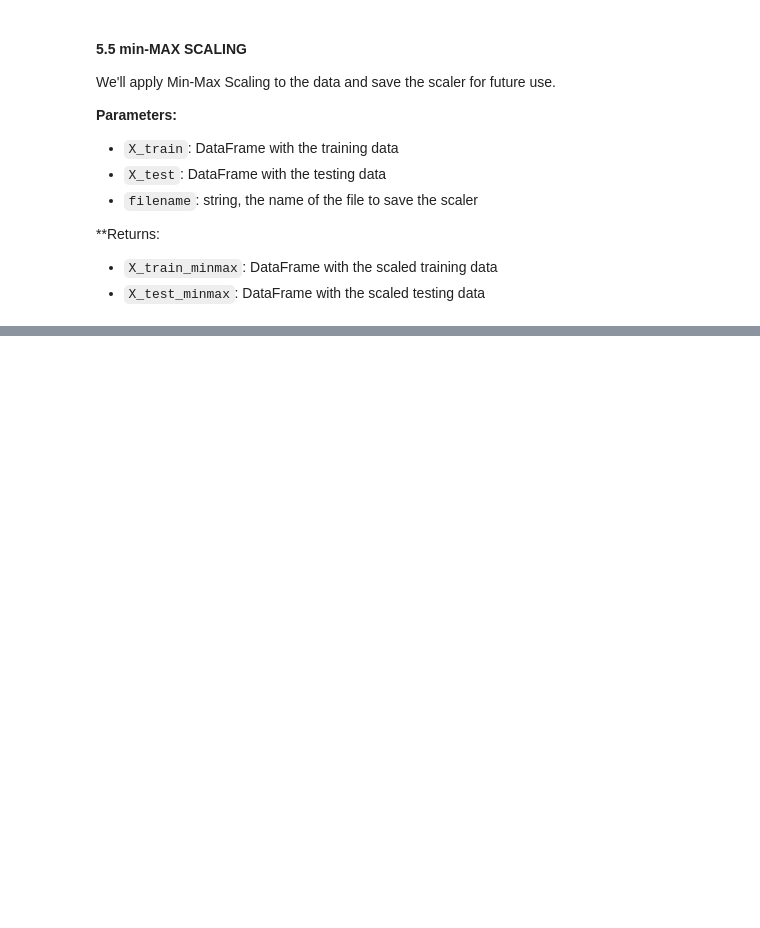
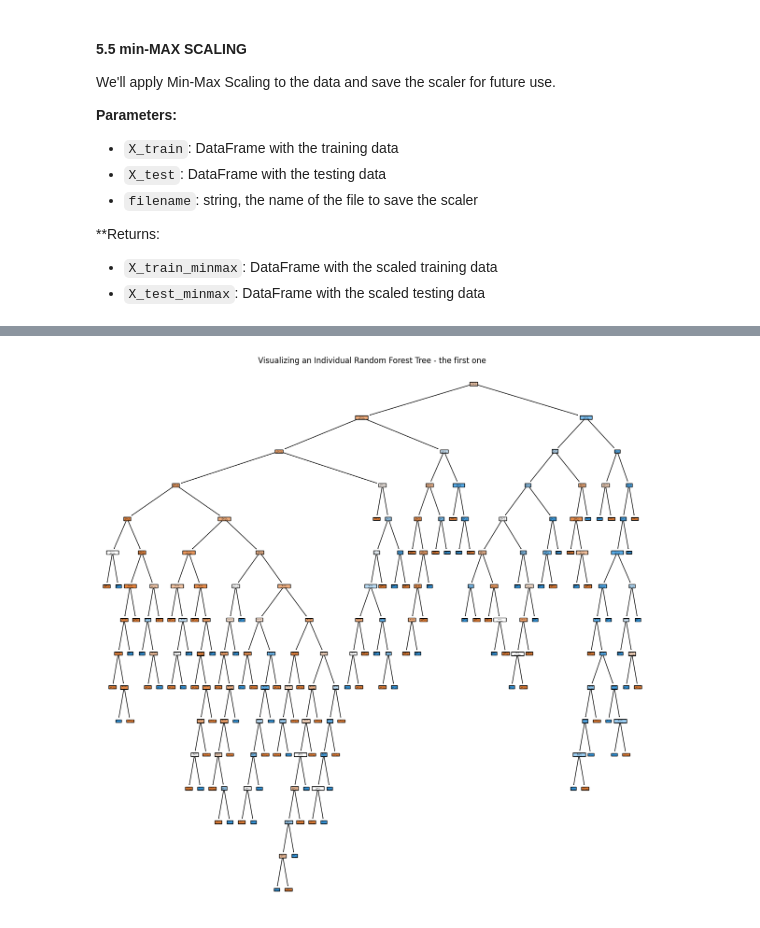
Before and after one commit to jenuzho/PREDICTING-DIABETES-random-fores, a Jupyter notebook: src/explore.ipynb, the cells around one changed output, grey strips where cells are left out. Drawn from its saved outputs; the diff is of its cells as text; code cells hidden in the pictures; blank space fills up the shorter version.

```diff
--- a/src/explore.ipynb
+++ b/src/explore.ipynb
@@ -732,0 +1070,15 @@ X_train_without_outliers_minmax, X_test_without_outliers_minmax = minmax_and_sav
+# %%
+tree_to_plot = best_rf_model.estimators_[0]
+
+
+plt.figure(figsize=(15, 15))
+tree.plot_tree(
+    tree_to_plot,
+    feature_names=X_train_without_outliers_sel.columns,
+    class_names=["Non-Diabetic", "Diabetic"],
+    filled=True
+)
+plt.title("Visualizing an Individual Random Forest Tree - the first one")
+plt.show()
+# %% [output]
+[figure, added]
```
Also changed, not shown: parts of 29 cells of this notebook, 15 other files.
